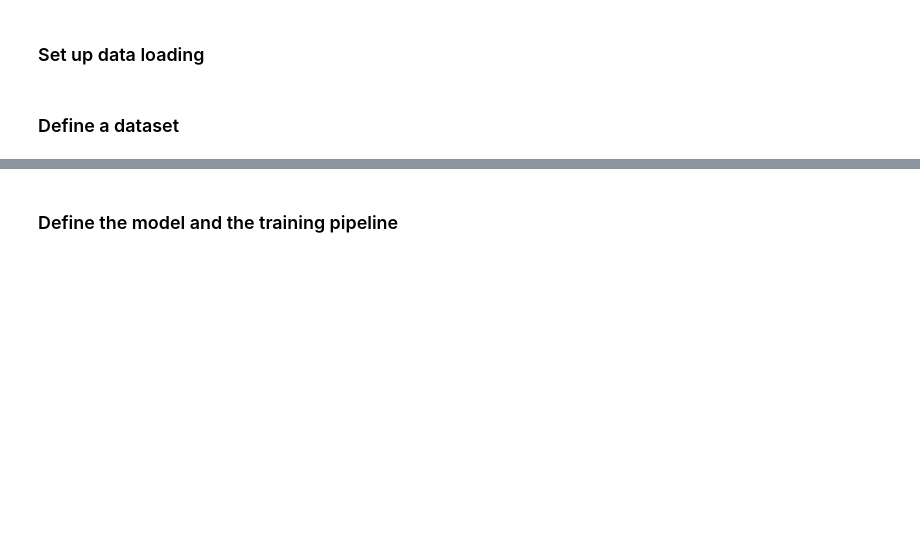
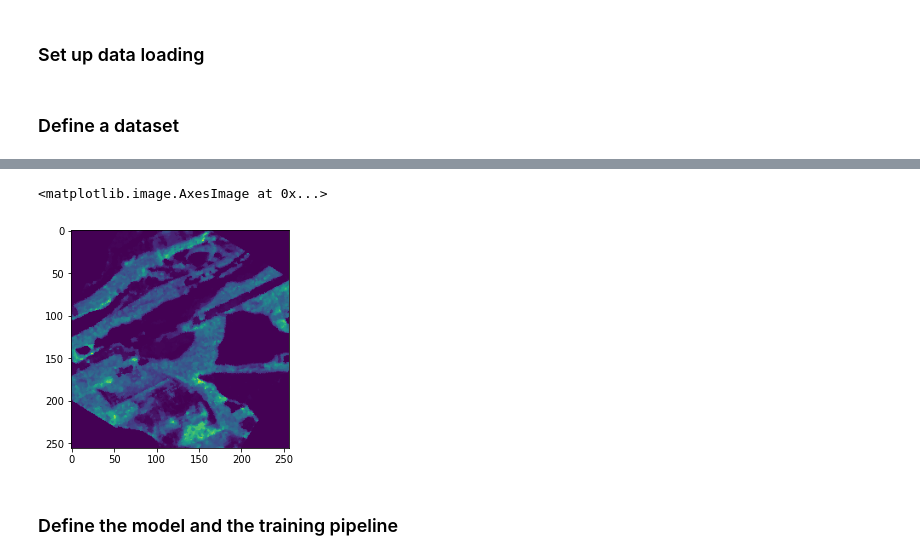
Before and after one commit to amedyukhina/biomassters, a Jupyter notebook: biomassters_all_times_unet_3D.ipynb, the cells around one changed output, grey strips where cells are left out. Drawn from its saved outputs; the diff is of its cells as text; code cells hidden in the pictures; blank space fills up the shorter version.

```diff
--- a/biomassters_all_times_unet_3D.ipynb
+++ b/biomassters_all_times_unet_3D.ipynb
@@ -200,6 +209,9 @@ valid_dataloader = DataLoader(val_ds, batch_size=4,
 # %%
-# # Show ground truth
-# plt.imshow(labels_filt[0][0].numpy())
+# Show ground truth
+plt.imshow(labels_filt[0][0].numpy())
+# %% [output]
+<matplotlib.image.AxesImage at 0x...>
+[figure, added]
 # %% [markdown]
 ### Define the model and the training pipeline
 # %%
```
Also changed, not shown: parts of 13 cells of this notebook.
